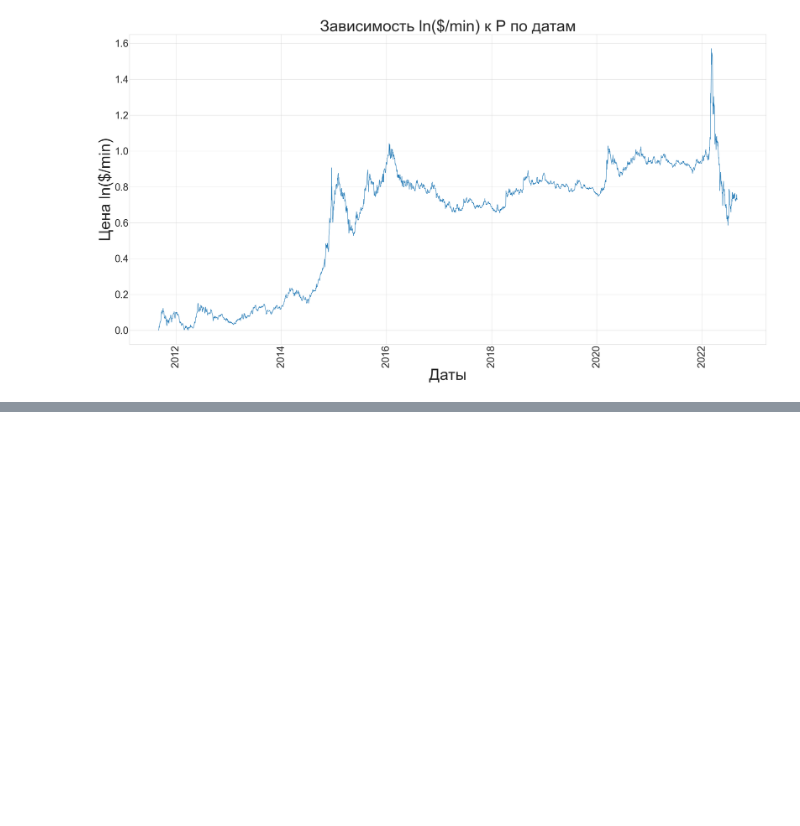
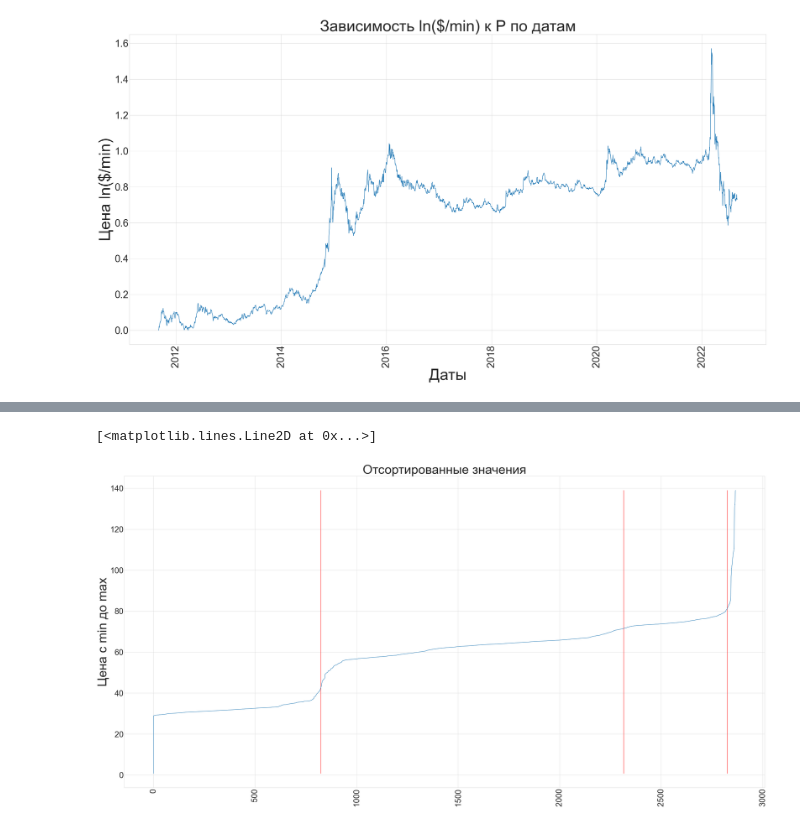
Before and after one commit to TimmmofeyD/lessons, a Jupyter notebook: практика/введение в проф деят/graph$.ipynb, the cells around one changed output, grey strips where cells are left out. Saved outputs shown, nothing was run; the diff lists cells and outputs as text; code cells hidden in the pictures; blank space fills up the shorter version.

```diff
--- a/практика/введение в проф деят/graph$.ipynb
+++ b/практика/введение в проф деят/graph$.ipynb
@@ -115,0 +132,18 @@ sns.violinplot(x = 'Date', y = 'Close', data = data);
+# %%
+data.sort_values(by=['Close'], inplace=True)
+
+x = [*range(len(data))]
+y = data["Close"]
+plt.figure(figsize=(50, 25))
+plt.title('Отсортированные значения', size = 55)
+plt.ylabel('Цена с min до max', size = 55)
+plt.xticks(rotation=90)
+plt.tick_params(labelsize=35)
+plt.vlines(825, y.min(), y.max(), color = "r")
+plt.vlines(2315, y.min(), y.max(), color = "r")
+plt.vlines(2825, y.min(), y.max(), color = "r")
+plt.minorticks_on()
+plt.plot(x, y)
+# %% [output]
+[<matplotlib.lines.Line2D at 0x...>]
+[figure, added]
```
Also changed, not shown: parts of 2 cells of this notebook.
